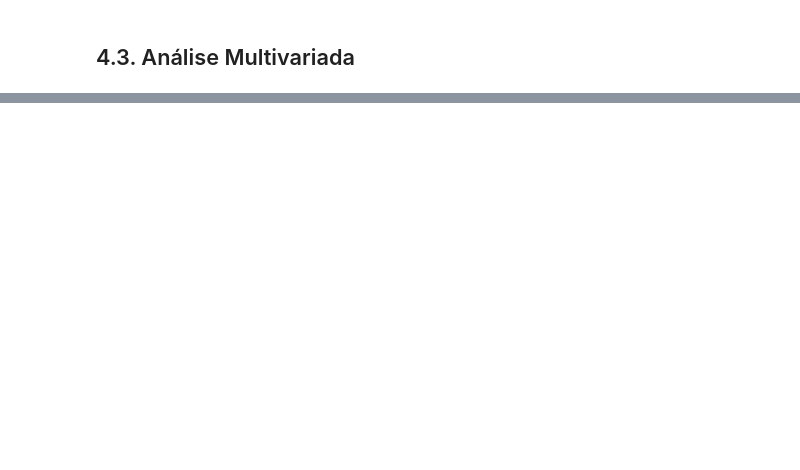
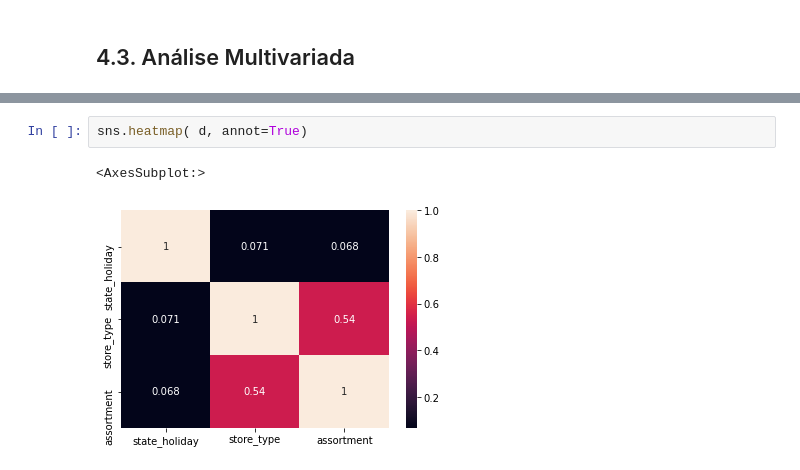
Before and after one commit to MarlonMuller/DataScience_Em_Producao, a Jupyter notebook: m04_v01_store_sales_prediction.ipynb, the cells around one changed output, grey strips where cells are left out. Saved outputs shown, nothing was run; the diff lists cells and outputs as text; blank space fills up the shorter version.

```diff
--- a/m04_v01_store_sales_prediction.ipynb
+++ b/m04_v01_store_sales_prediction.ipynb
@@ -680,0 +785,5 @@ sns.barplot(x='month', y='sales', hue='school_holiday', data=aux2);
+# %%
+sns.heatmap( d, annot=True)
+# %% [output]
+<AxesSubplot:>
+[figure, added]
```
Also changed, not shown: parts of 35 cells of this notebook.
